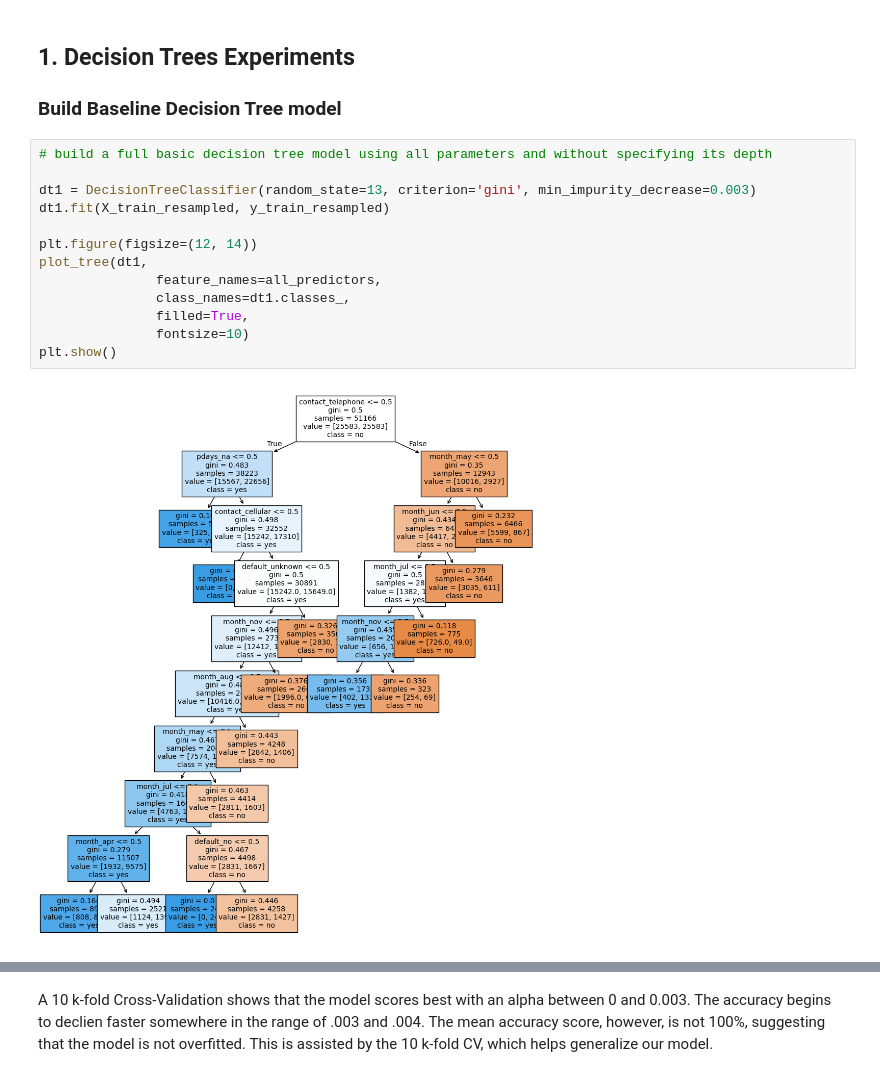
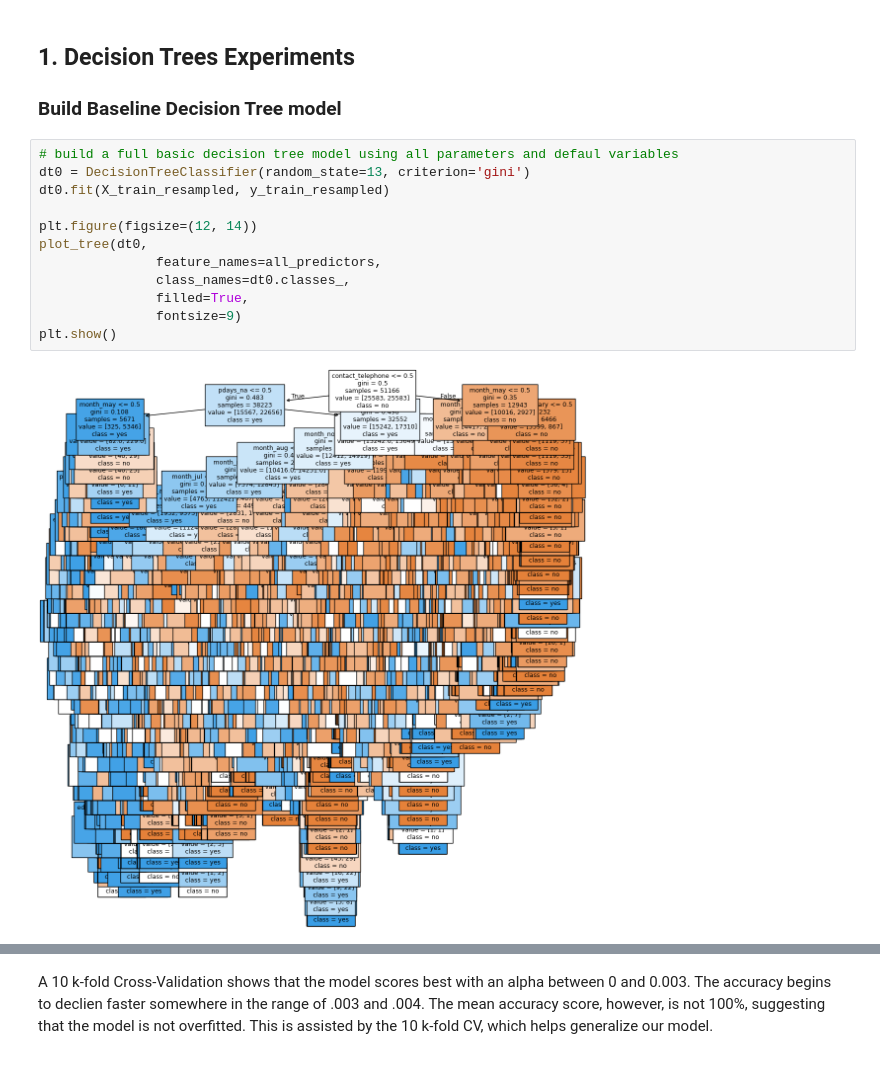
Before and after one commit to mcastro64/Data622, a Jupyter notebook: Assignment2/MC-Assignment2-Exploration-code.ipynb, the cells around one changed output, grey strips where cells are left out. Drawn from its saved outputs; the diff is of its cells as text.

```diff
--- a/Assignment2/MC-Assignment2-Exploration-code.ipynb
+++ b/Assignment2/MC-Assignment2-Exploration-code.ipynb
@@ -126,17 +126,16 @@ Training set class distribution after SMOTE: Counter({'no': 25583, 'yes': 25583}
 
 ### Build Baseline Decision Tree model
 # %%
-# build a full basic decision tree model using all parameters and without specifying its depth
-
-dt1 = DecisionTreeClassifier(random_state=13, criterion='gini', min_impurity_decrease=0.003)
-dt1.fit(X_train_resampled, y_train_resampled)
+# build a full basic decision tree model using all parameters and defaul variables
+dt0 = DecisionTreeClassifier(random_state=13, criterion='gini')
+dt0.fit(X_train_resampled, y_train_resampled)
 
 plt.figure(figsize=(12, 14))
-plot_tree(dt1,
+plot_tree(dt0,
                feature_names=all_predictors,
-               class_names=dt1.classes_,
+               class_names=dt0.classes_,
                filled=True,
-               fontsize=10)
+               fontsize=9)
 plt.show()
 # %% [output]
-[figure, old version]
+[figure, new version]
```
Also changed, not shown: parts of 30 cells of this notebook, 1 other file.
